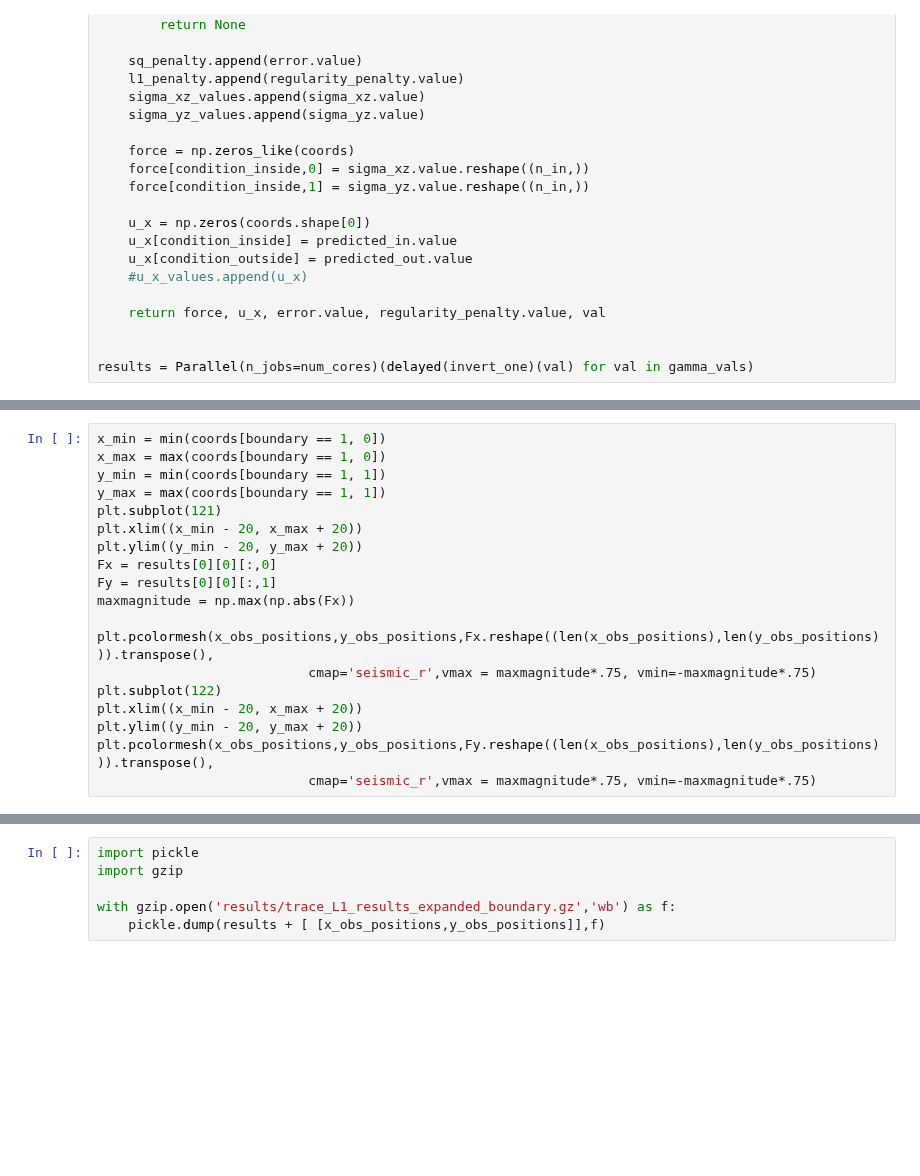
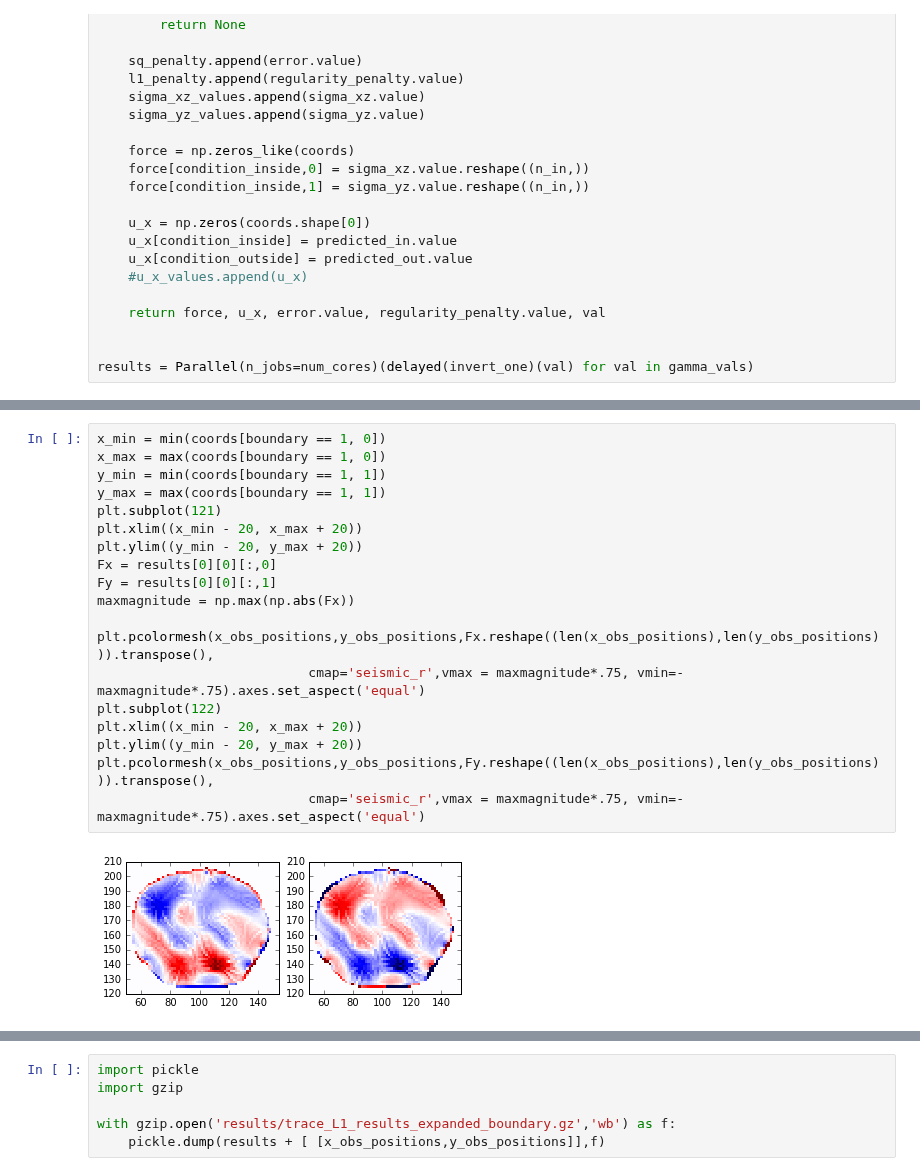
Before and after one commit to jcalifornia/tractionforce, a Jupyter notebook: paper/numerics/figures-trace-L1-expanded_boundary.ipynb, the cells around one changed output, grey strips where cells are left out. Cells and saved outputs as stored; diff of their text form; blank space fills up the shorter version.

```diff
--- a/paper/numerics/figures-trace-L1-expanded_boundary.ipynb
+++ b/paper/numerics/figures-trace-L1-expanded_boundary.ipynb
@@ -285,22 +303,24 @@ plt.pcolormesh(x_obs_positions,y_obs_positions,Fy.reshape((len(x_obs_positions),
 # %%
 x_min = min(coords[boundary == 1, 0])
 x_max = max(coords[boundary == 1, 0])
 y_min = min(coords[boundary == 1, 1])
 y_max = max(coords[boundary == 1, 1])
 plt.subplot(121)
 plt.xlim((x_min - 20, x_max + 20))
 plt.ylim((y_min - 20, y_max + 20))
 Fx = results[0][0][:,0]
 Fy = results[0][0][:,1]
 maxmagnitude = np.max(np.abs(Fx))
 
 plt.pcolormesh(x_obs_positions,y_obs_positions,Fx.reshape((len(x_obs_positions),len(y_obs_positions))).transpose(),
-                           cmap='seismic_r',vmax = maxmagnitude*.75, vmin=-maxmagnitude*.75)
+                           cmap='seismic_r',vmax = maxmagnitude*.75, vmin=-maxmagnitude*.75).axes.set_aspect('equal')
 plt.subplot(122)
 plt.xlim((x_min - 20, x_max + 20))
 plt.ylim((y_min - 20, y_max + 20))
 plt.pcolormesh(x_obs_positions,y_obs_positions,Fy.reshape((len(x_obs_positions),len(y_obs_positions))).transpose(),
-                           cmap='seismic_r',vmax = maxmagnitude*.75, vmin=-maxmagnitude*.75)
+                           cmap='seismic_r',vmax = maxmagnitude*.75, vmin=-maxmagnitude*.75).axes.set_aspect('equal')
+# %% [output]
+[figure, added]
 # %%
 x_min = min(coords[boundary == 1, 0])
 x_max = max(coords[boundary == 1, 0])
```
Also changed, not shown: parts of 4 cells of this notebook, 9 other files.
